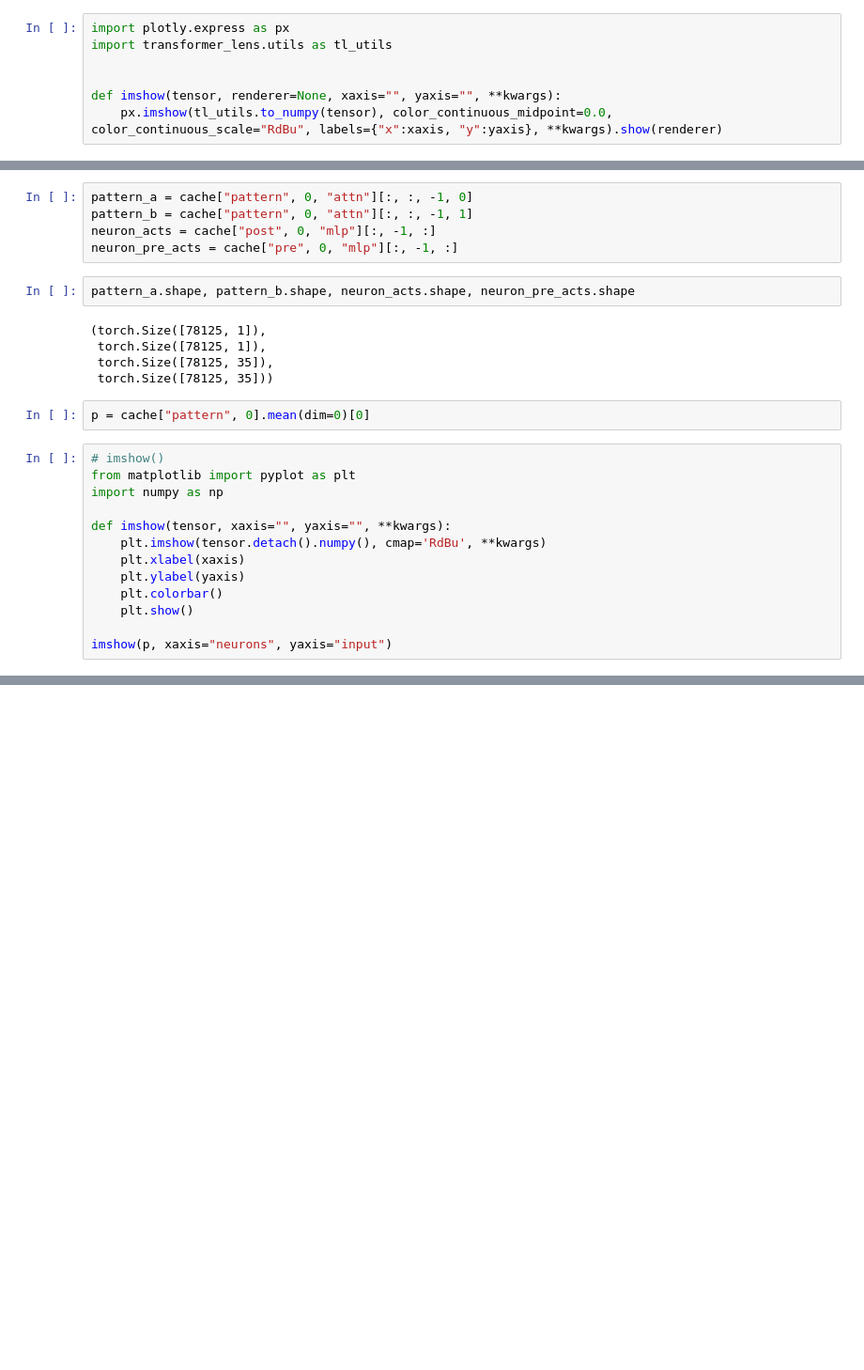
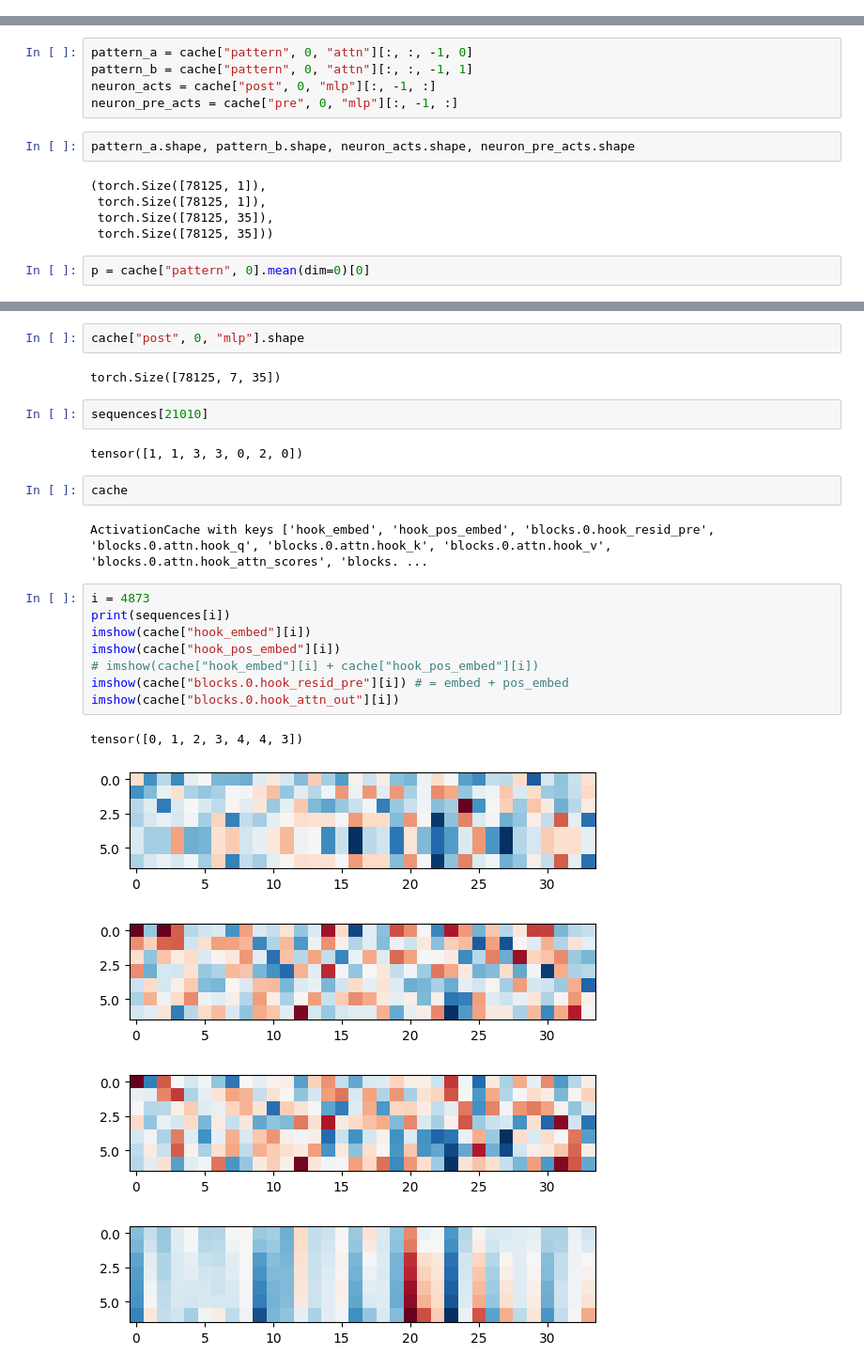
Before and after one commit to leonardbereska/sortinterp, a Jupyter notebook: analyze_model.ipynb, the cells around one changed output, grey strips where cells are left out. Shown: that part at 94% size. Cells and saved outputs as stored; diff of their text form; blank space fills up the shorter version.

```diff
--- a/analyze_model.ipynb
+++ b/analyze_model.ipynb
@@ -76,10 +93,3 @@ blocks.2.mlp.hook_pre torch.Size([78125, 7, 35])
 blocks.2.mlp.hook_post torch.Size([78125, 7, 35])
 blocks.2.hook_mlp_out torch.Size([78125, 7, 34])
 blocks.2.hook_resid_post torch.Size([78125, 7, 34])
-# %%
-import plotly.express as px
-import transformer_lens.utils as tl_utils
-
-
-def imshow(tensor, renderer=None, xaxis="", yaxis="", **kwargs):
-    px.imshow(tl_utils.to_numpy(tensor), color_continuous_midpoint=0.0, color_continuous_scale="RdBu", labels={"x":xaxis, "y":yaxis}, **kwargs).show(renderer)
@@ -97,16 +111,3 @@ pattern_a.shape, pattern_b.shape, neuron_acts.shape, neuron_pre_acts.shape
  torch.Size([78125, 35]))
 # %%
 p = cache["pattern", 0].mean(dim=0)[0]
-# %%
-# imshow()
-from matplotlib import pyplot as plt
-import numpy as np
-
-def imshow(tensor, xaxis="", yaxis="", **kwargs):
-    plt.imshow(tensor.detach().numpy(), cmap='RdBu', **kwargs)
-    plt.xlabel(xaxis)
-    plt.ylabel(yaxis)
-    plt.colorbar()
-    plt.show()
-
-imshow(p, xaxis="neurons", yaxis="input")
@@ -114,0 +120,26 @@ imshow(p, xaxis="neurons", yaxis="input")
+# %%
+cache["post", 0, "mlp"].shape
+# %% [output]
+torch.Size([78125, 7, 35])
+# %%
+sequences[21010]
+# %% [output]
+tensor([1, 1, 3, 3, 0, 2, 0])
+# %%
+cache
+# %% [output]
+ActivationCache with keys ['hook_embed', 'hook_pos_embed', 'blocks.0.hook_resid_pre', 'blocks.0.attn.hook_q', 'blocks.0.attn.hook_k', 'blocks.0.attn.hook_v', 'blocks.0.attn.hook_attn_scores', 'blocks. ...
+# %%
+i = 4873
+print(sequences[i])
+imshow(cache["hook_embed"][i])
+imshow(cache["hook_pos_embed"][i])
+# imshow(cache["hook_embed"][i] + cache["hook_pos_embed"][i])
+imshow(cache["blocks.0.hook_resid_pre"][i]) # = embed + pos_embed
+imshow(cache["blocks.0.hook_attn_out"][i])
+# %% [output]
+tensor([0, 1, 2, 3, 4, 4, 3])
+[figure, added]
+[figure, added]
+[figure, added]
+[figure, added]
```
Also changed, not shown: parts of 11 cells of this notebook, 5 other files.
